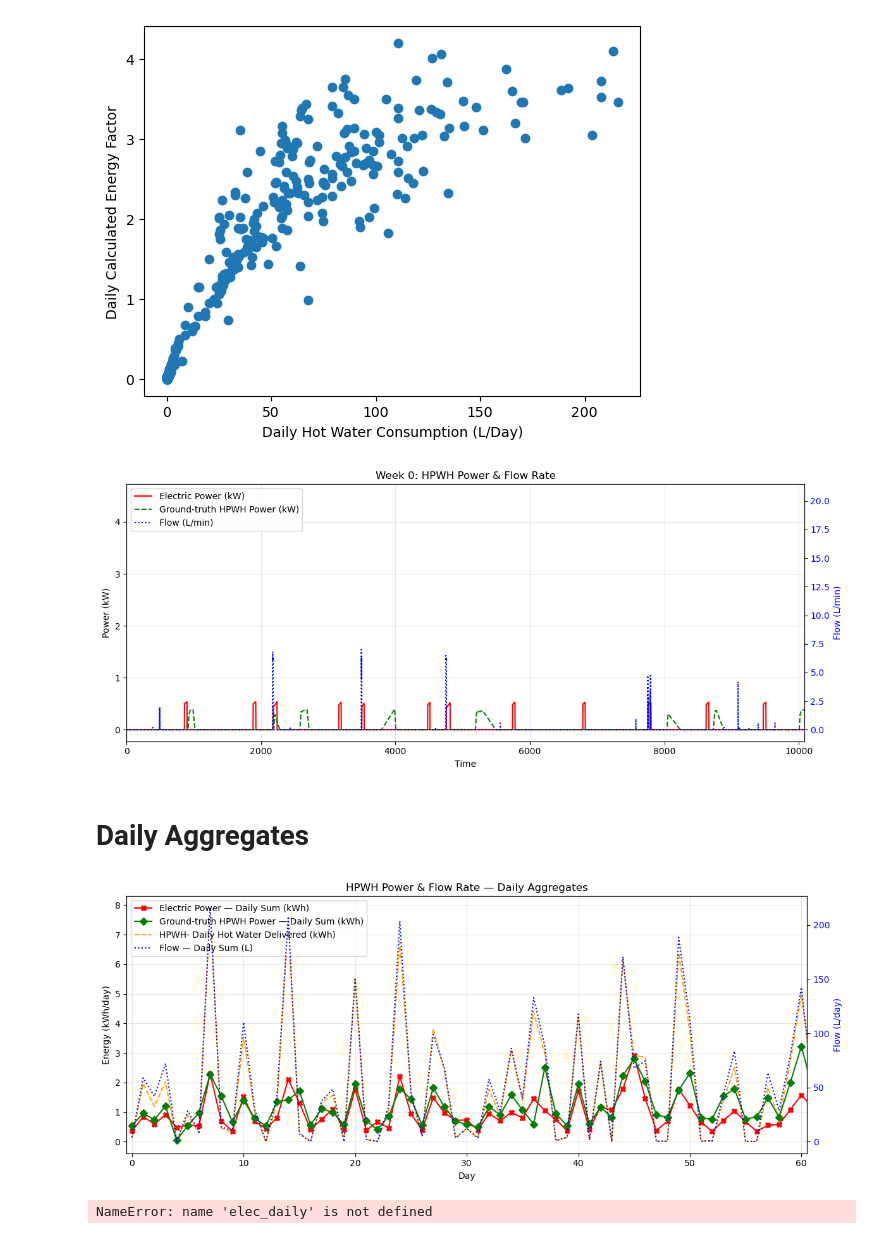
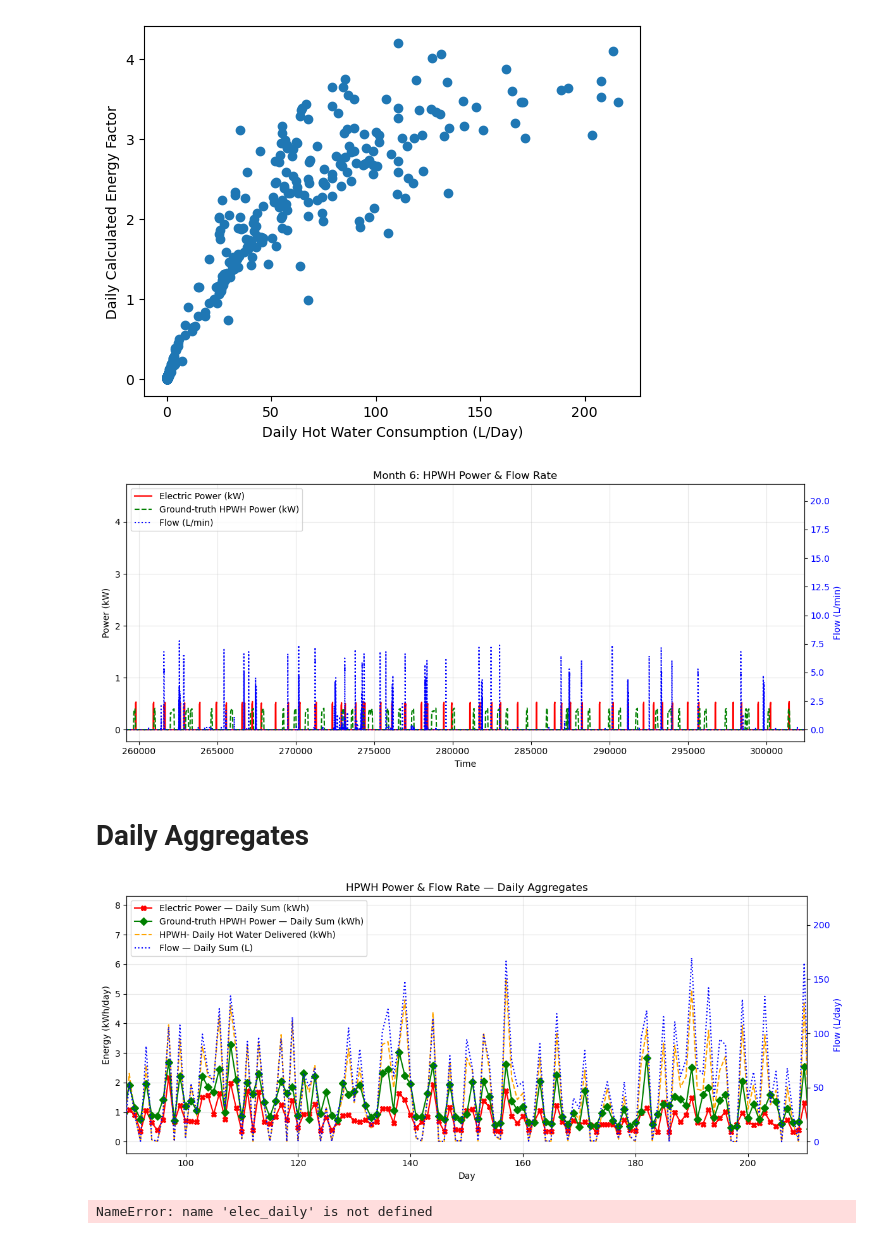
Before and after one commit to NREL/OCHRE, a Jupyter notebook: bin/generate_graphics.ipynb, the cells around one changed output. Saved outputs shown, nothing was run; the diff lists cells and outputs as text; code cells hidden in the pictures.

```diff
--- a/bin/generate_graphics.ipynb
+++ b/bin/generate_graphics.ipynb
@@ -128,7 +128,7 @@ import matplotlib.pyplot as plt
 
 day = 0
 week = 2
-month = 8
+month = 6
 data_len = len(data.index)
 
 fig, ax1 = plt.subplots(figsize=(12, 5))
@@ -153,18 +153,18 @@ lines1, labels1 = ax1.get_legend_handles_labels()
 lines2, labels2 = ax2.get_legend_handles_labels()
 ax1.legend(lines1 + lines2, labels1 + labels2, loc='upper left')
 
-ax1.set_xlim(week * 7 * MINUTES_PER_DAY, week * 7 * MINUTES_PER_DAY +  7 * MINUTES_PER_DAY)
+# ax1.set_xlim(week * 7 * MINUTES_PER_DAY, week * 7 * MINUTES_PER_DAY +  7 * MINUTES_PER_DAY)
 
-plt.title(f'Week {week}: HPWH Power & Flow Rate')
+# plt.title(f'Week {week}: HPWH Power & Flow Rate')
 
-# ax1.set_xlim(month * 30 * MINUTES_PER_DAY, month * 30 *  MINUTES_PER_DAY +   30 * MINUTES_PER_DAY)
+ax1.set_xlim(month * 30 * MINUTES_PER_DAY, month * 30 *  MINUTES_PER_DAY +   30 * MINUTES_PER_DAY)
 
-# plt.title(f'Month {month}: HPWH Power & Flow Rate')
+plt.title(f'Month {month}: HPWH Power & Flow Rate')
 
 plt.tight_layout()
 plt.show()
 # %% [output]
-[figure, old version]
+[figure, new version]
 # %% [markdown]
 # Daily Aggregates
 # %%
@@ -173,7 +173,7 @@ import matplotlib.pyplot as plt
 
 day = 0
 week = 0
-month = 0
+month = 3
 data_len = len(data.index)
 
 # --- Aggregate to daily sums ---
@@ -182,39 +182,39 @@ MINUTES_PER_DAY = 1440
 
 # Filter to the selected month
 day_start = month * 30
-day_end   = day_start + 60
+day_end   = day_start + 120
 
 days_index = range(len(daily_electric))
 
 
 fig, ax1 = plt.subplots(figsize=(12, 5))
 
 # Primary axis - power (daily sums)
 ax1.plot(days_index, daily_electric,   color='red',   label='Electric Power — Daily Sum (kWh)', marker='X',       zorder=3)
 ax1.plot(days_index, ground_kwh, color='green', label='Ground-truth HPWH Power — Daily Sum (kWh)',
             marker='D', zorder=3)
 ax1.plot(days_index, daily_delivered, label="HPWH- Daily Hot Water Delivered (kWh)", color="orange", linestyle="dashed")
 ax1.set_ylabel('Energy (kWh/day)')
 ax1.set_xlabel('Day')
 ax1.grid(True, alpha=0.3)
 
 # Secondary axis - flow (daily sum)
 ax2 = ax1.twinx()
 ax2.plot(days_index, daily_flow, color='blue', label='Flow — Daily Sum (L)', linestyle="dotted", zorder=3)
 ax2.set_ylabel('Flow (L/day)', color='blue')
 ax2.tick_params(axis='y', labelcolor='blue')
 
 # Combined legend
 lines1, labels1 = ax1.get_legend_handles_labels()
 lines2, labels2 = ax2.get_legend_handles_labels()
 ax1.legend(lines1 + lines2, labels1 + labels2, loc='upper left')
 
 ax1.set_xlim(day_start - 0.5, day_end + 0.5)
 plt.title(f'HPWH Power & Flow Rate — Daily Aggregates')
 plt.tight_layout()
 plt.show()
 # %% [output]
-[figure, old version]
+[figure, new version]
 # %%
 import numpy as np
 import pandas as pd
```
Also changed, not shown: 3 other files.
